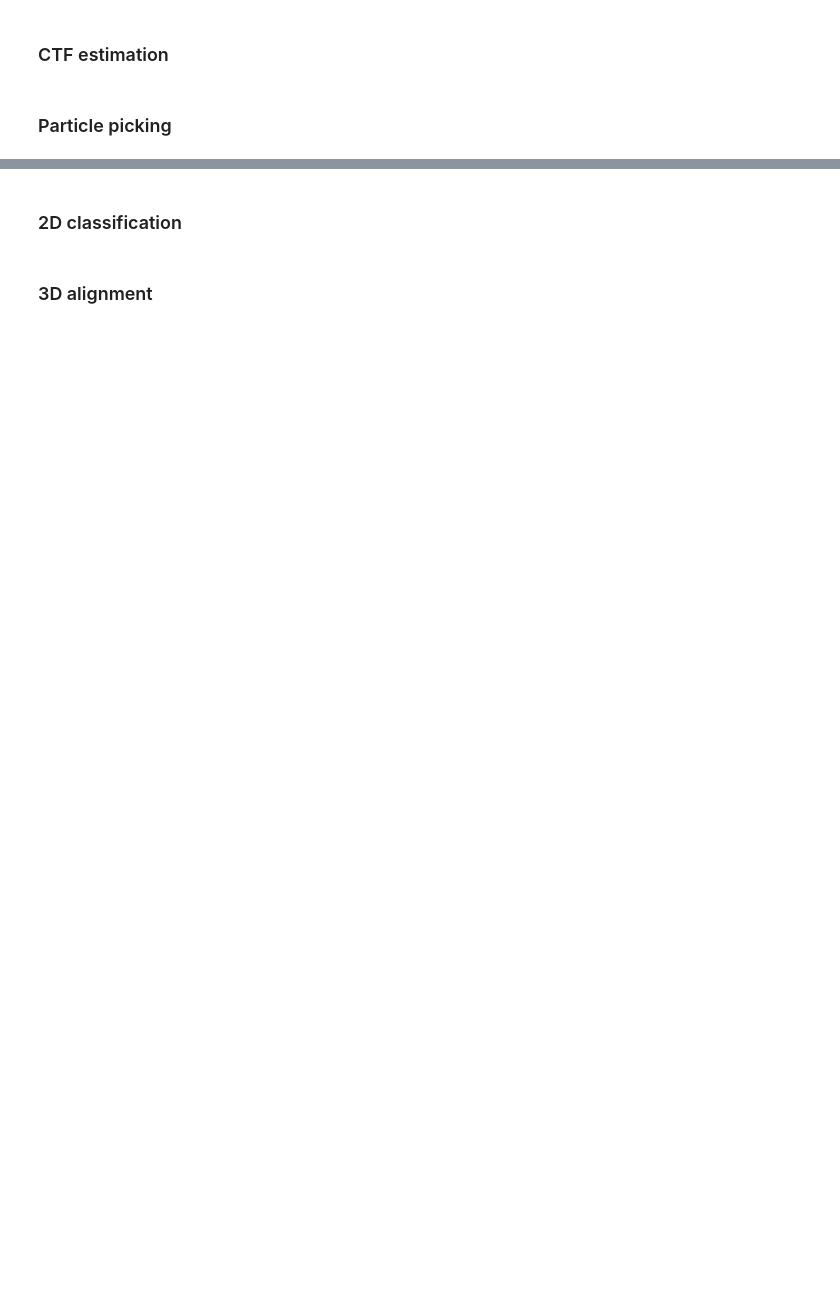
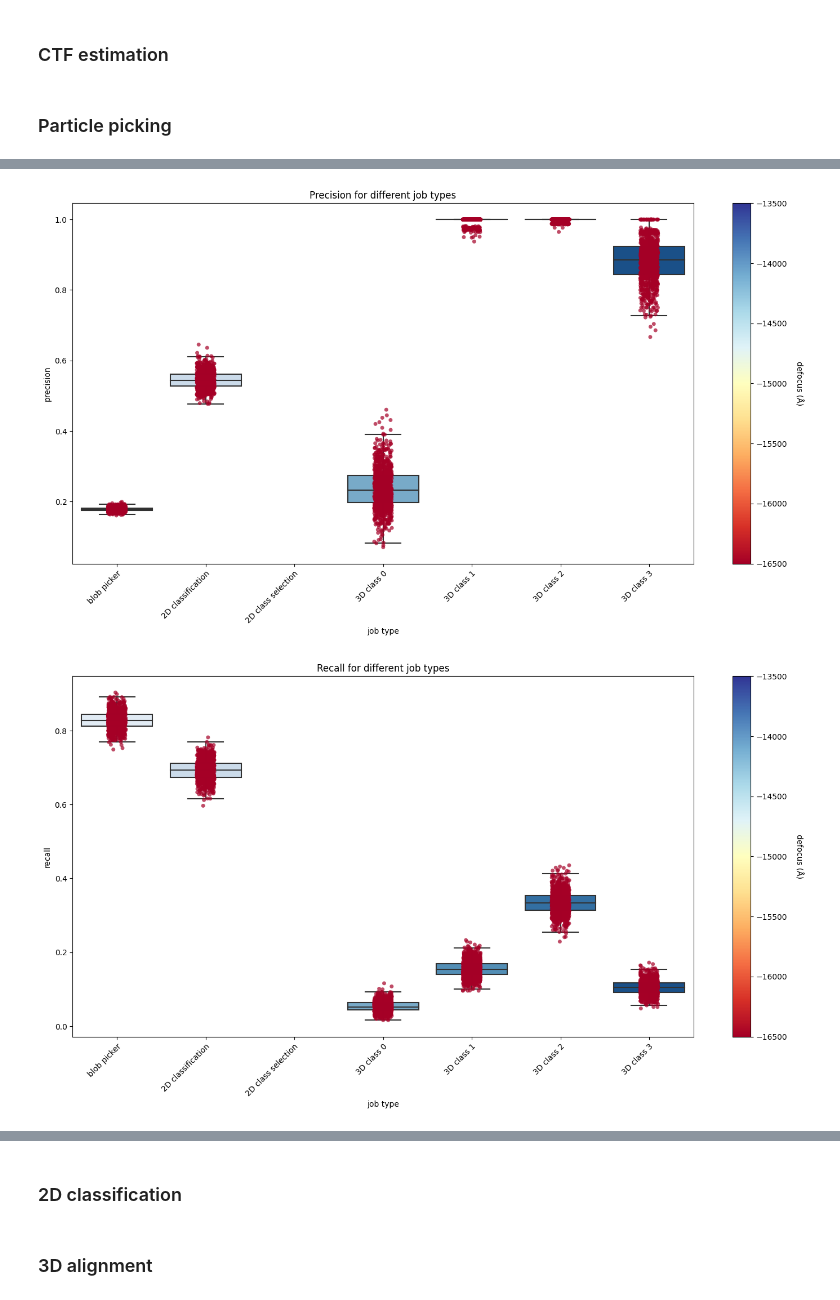
Before and after one commit to ccpem/roodmus, a Jupyter notebook: analysis_v2.ipynb, the cells around one changed output, grey strips where cells are left out. Cells and saved outputs as stored; diff of their text form; code cells hidden in the pictures; blank space fills up the shorter version.

```diff
--- a/analysis_v2.ipynb
+++ b/analysis_v2.ipynb
@@ -184,3 +459,35 @@ fig.set_size_inches([10,10])
+# %%
+### plot boxplot for precision and recall
+jobtypes = {
+    "data/20230531_Sobhan_simulated/cryoSPARC/picked_particles.cs": "blob picker",
+    "data/20230531_Sobhan_simulated/cryoSPARC/J584_050_particles.cs": "2D classification",
+    "data/20230531_Sobhan_simulated/cryoSPARC/particles_selected.cs": "2D class selection",
+    "data/20230531_Sobhan_simulated/cryoSPARC/J586_class_00_final_particles.cs": "3D class 0",
+    "data/20230531_Sobhan_simulated/cryoSPARC/J586_class_01_final_particles.cs": "3D class 1",
+    "data/20230531_Sobhan_simulated/cryoSPARC/J586_class_02_final_particles.cs": "3D class 2",
+    "data/20230531_Sobhan_simulated/cryoSPARC/J586_class_03_final_particles.cs": "3D class 3",
+}
+
+order = []
+for r in meta_files:
+    if type(r) == str:
+        order.append(r)
+    else:
+        order.append(r[0])
+fig, ax = plot_precision(df_precision, jobtypes, order)
+fig.set_size_inches([15,10])
+
+fig.savefig("precision.png", dpi=600, bbox_inches="tight")
+fig.savefig("precision.pdf", bbox_inches="tight")
+
+fig, ax = plot_recall(df_precision, jobtypes, order)
+fig.set_size_inches([15,10])
+
+fig.savefig("recall.png", dpi=600, bbox_inches="tight")
+fig.savefig("recall.pdf", bbox_inches="tight")
+# %% [output]
+[figure, added]
+[figure, added]
 # %%
 ### alternatively, plot the precision and recall in the same plot
 fig, ax = plot_precision_and_recall(df_precision, jobtypes)
```
Also changed, not shown: parts of 29 cells of this notebook, 7 other files.
